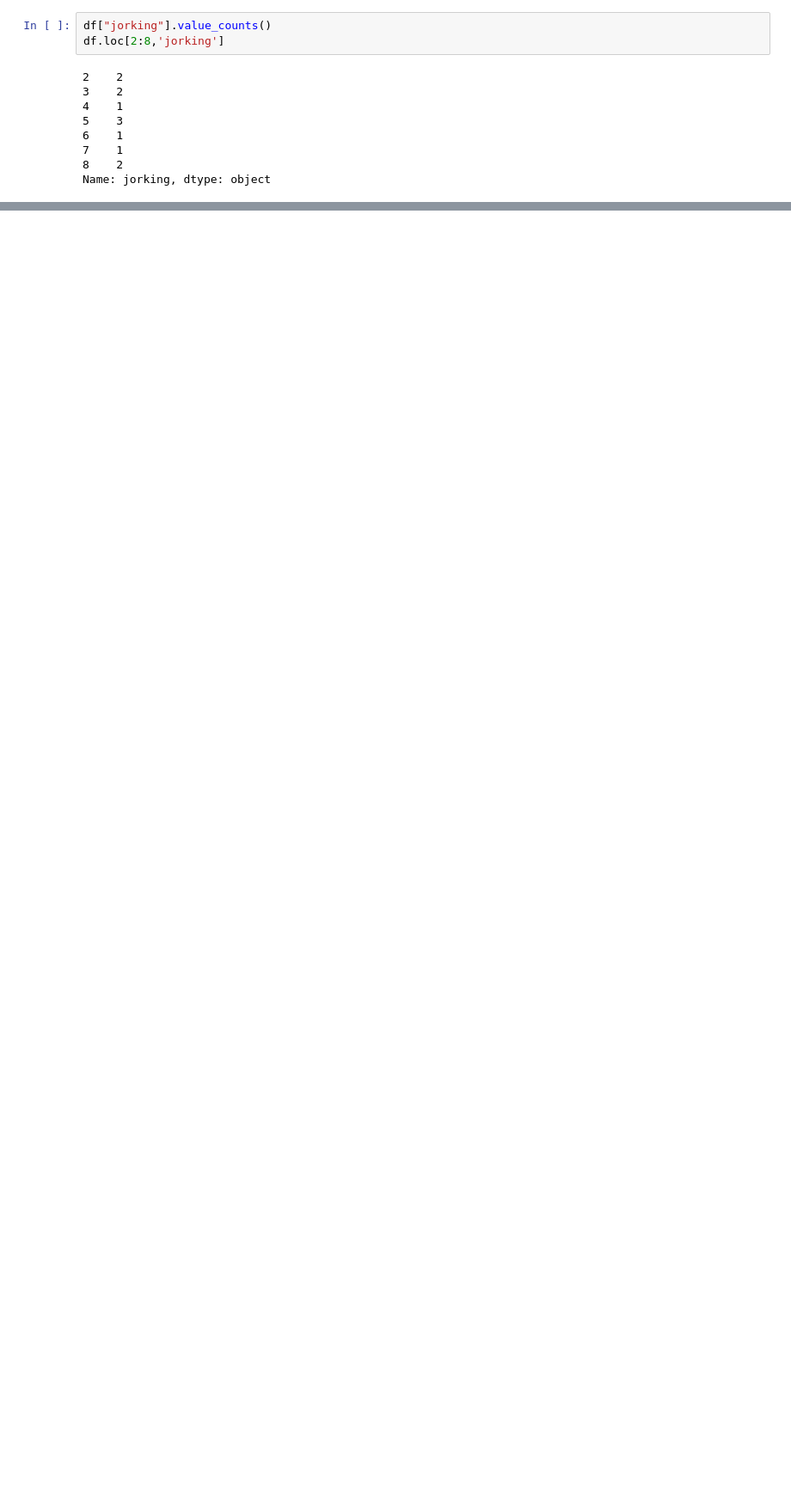
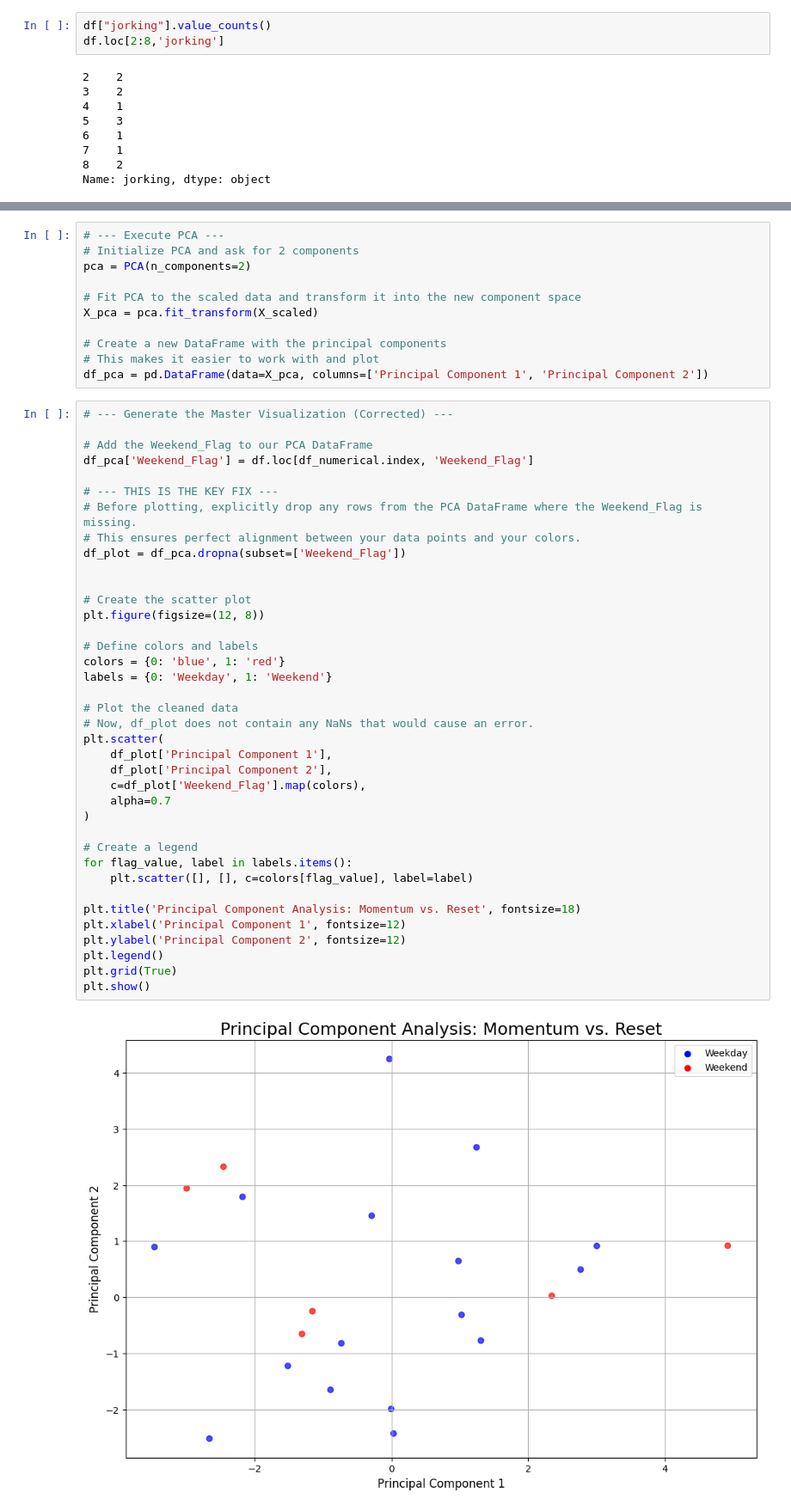
Before and after one commit to 8lak/Complex_Systems_Modeling, a Jupyter notebook: data_analysis_notebooks/01_EDA_and_Visualization.ipynb, the cells around one changed output, grey strips where cells are left out. Shown at 86% size. Saved outputs shown, nothing was run; the diff lists cells and outputs as text; blank space fills up the shorter version.

```diff
--- a/data_analysis_notebooks/01_EDA_and_Visualization.ipynb
+++ b/data_analysis_notebooks/01_EDA_and_Visualization.ipynb
@@ -201,0 +334,51 @@ plt.show()
+# %%
+# --- Execute PCA ---
+# Initialize PCA and ask for 2 components
+pca = PCA(n_components=2)
+
+# Fit PCA to the scaled data and transform it into the new component space
+X_pca = pca.fit_transform(X_scaled)
+
+# Create a new DataFrame with the principal components
+# This makes it easier to work with and plot
+df_pca = pd.DataFrame(data=X_pca, columns=['Principal Component 1', 'Principal Component 2'])
+# %%
+# --- Generate the Master Visualization (Corrected) ---
+
+# Add the Weekend_Flag to our PCA DataFrame
+df_pca['Weekend_Flag'] = df.loc[df_numerical.index, 'Weekend_Flag']
+
+# --- THIS IS THE KEY FIX ---
+# Before plotting, explicitly drop any rows from the PCA DataFrame where the Weekend_Flag is missing.
+# This ensures perfect alignment between your data points and your colors.
+df_plot = df_pca.dropna(subset=['Weekend_Flag'])
+
+
+# Create the scatter plot
+plt.figure(figsize=(12, 8))
+
+# Define colors and labels
+colors = {0: 'blue', 1: 'red'}
+labels = {0: 'Weekday', 1: 'Weekend'}
+
+# Plot the cleaned data
+# Now, df_plot does not contain any NaNs that would cause an error.
+plt.scatter(
+    df_plot['Principal Component 1'],
+    df_plot['Principal Component 2'],
+    c=df_plot['Weekend_Flag'].map(colors),
+    alpha=0.7
+)
+
+# Create a legend
+for flag_value, label in labels.items():
+    plt.scatter([], [], c=colors[flag_value], label=label)
+
+plt.title('Principal Component Analysis: Momentum vs. Reset', fontsize=18)
+plt.xlabel('Principal Component 1', fontsize=12)
+plt.ylabel('Principal Component 2', fontsize=12)
+plt.legend()
+plt.grid(True)
+plt.show()
+# %% [output]
+[figure, added]
```
Also changed, not shown: parts of 17 cells of this notebook, 4 other files.
